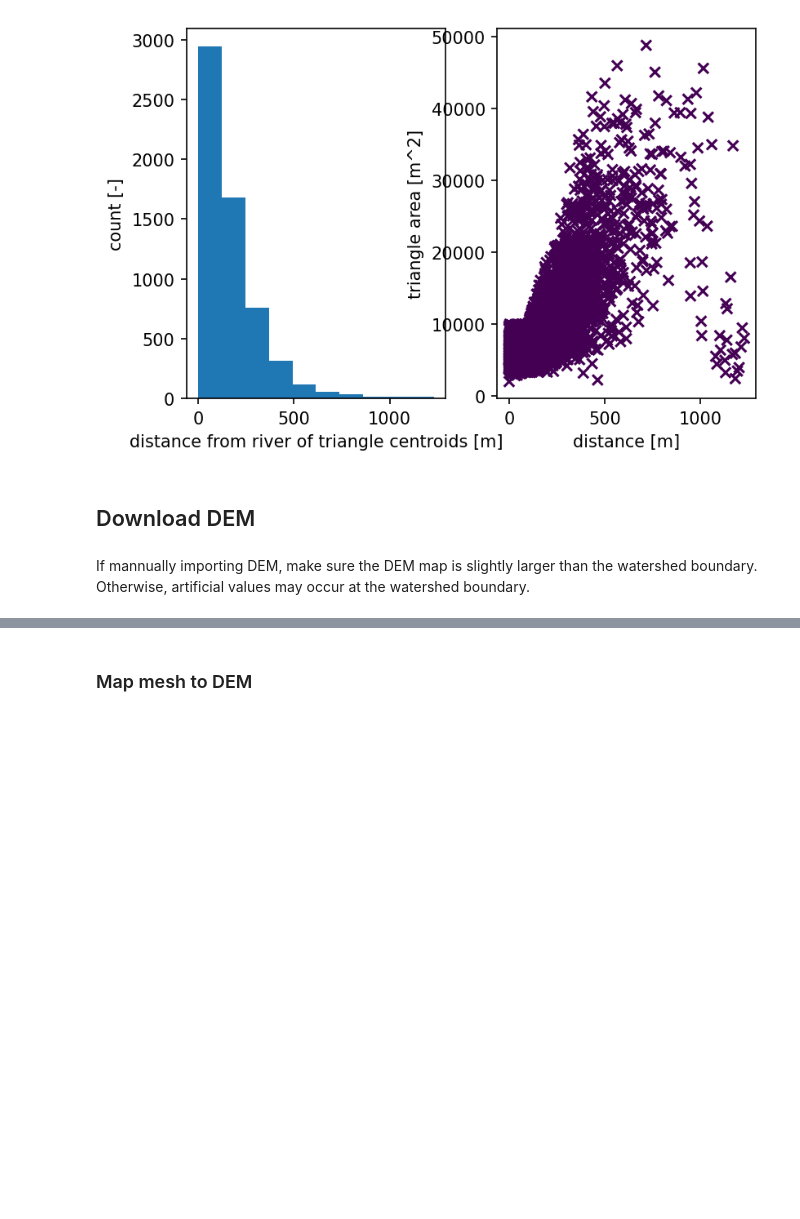
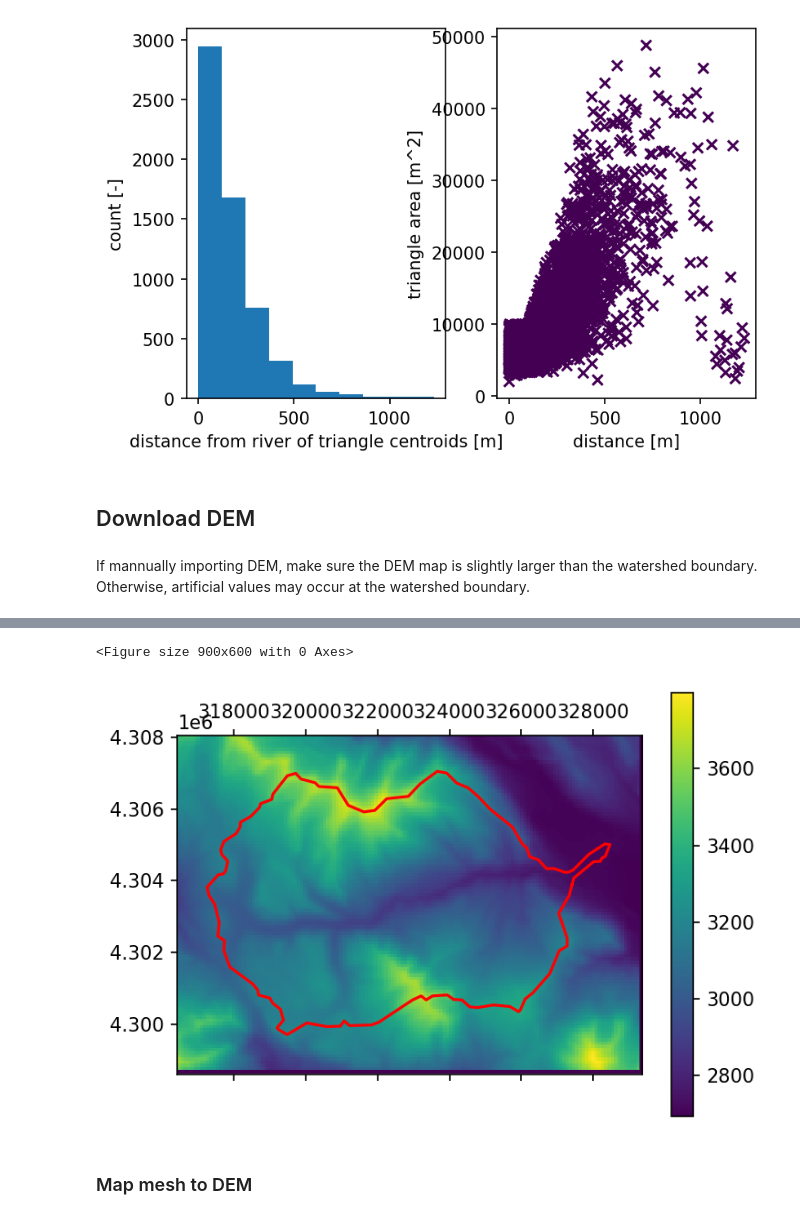
Before and after one commit to pinshuai/watershed-workflow, a Jupyter notebook: examples/mesh_CoalCreek.ipynb, the cells around one changed output, grey strips where cells are left out. Cells and saved outputs as stored; diff of their text form; code cells hidden in the pictures; blank space fills up the shorter version.

```diff
--- a/examples/mesh_CoalCreek.ipynb
+++ b/examples/mesh_CoalCreek.ipynb
@@ -241,5 +239,7 @@ mesh_points2, mesh_tris, d = workflow.triangulate(watershed, rivers,
 # %% [markdown]
 If mannually importing DEM, make sure the DEM map is slightly larger than the watershed boundary. Otherwise, artificial values may occur at the watershed boundary.
 # %%
-dem_profile, dem = workflow.get_raster_on_shape(fname_dem, watershed.exterior(), crs)
+dem_profile, dem = workflow.get_raster_on_shape(fname_dem, watershed.exterior(), crs,
+                                                 resampling_res=90, resampling_method = 'bilinear', offset = 100,
+                                                plot_dem= True)
 # %% [output]
@@ -253,3 +259,5 @@ dem_profile, dem = workflow.get_raster_on_shape(fname_dem, watershed.exterior(),
+<Figure size 900x600 with 0 Axes>
+[figure, added]
 # %%
 # # get a raster for the elevation map, based on NED
 # dem_profile, dem = workflow.get_raster_on_shape(sources['DEM'], watershed.exterior(), crs)
```
Also changed, not shown: parts of 25 cells of this notebook, 4 other files.
